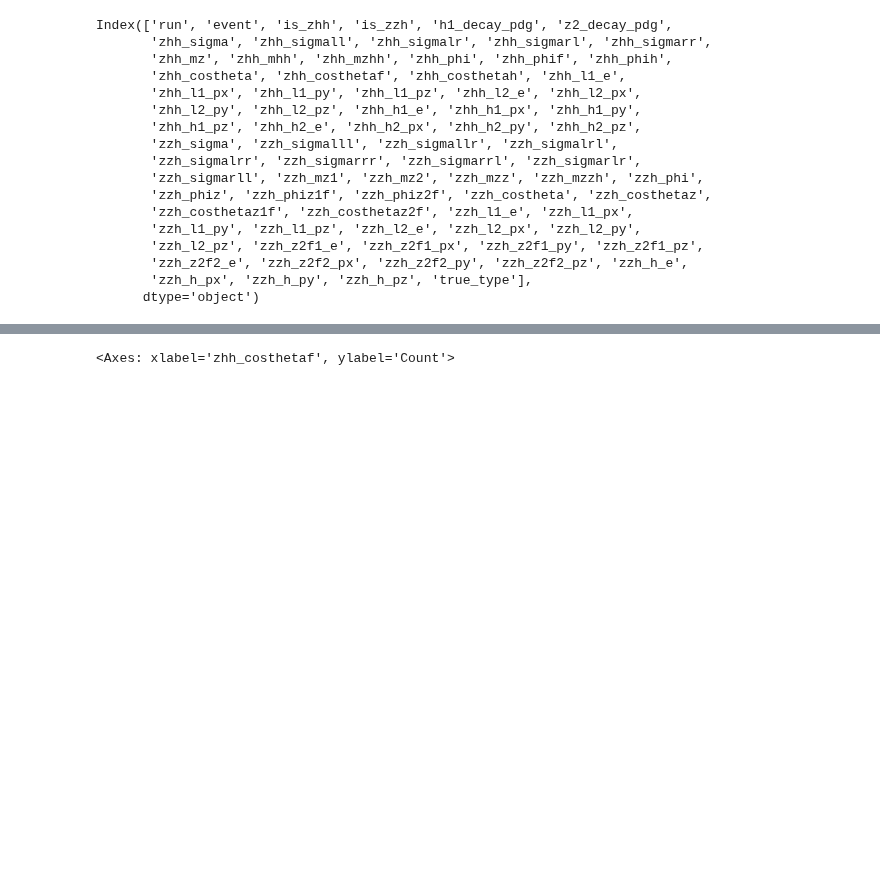
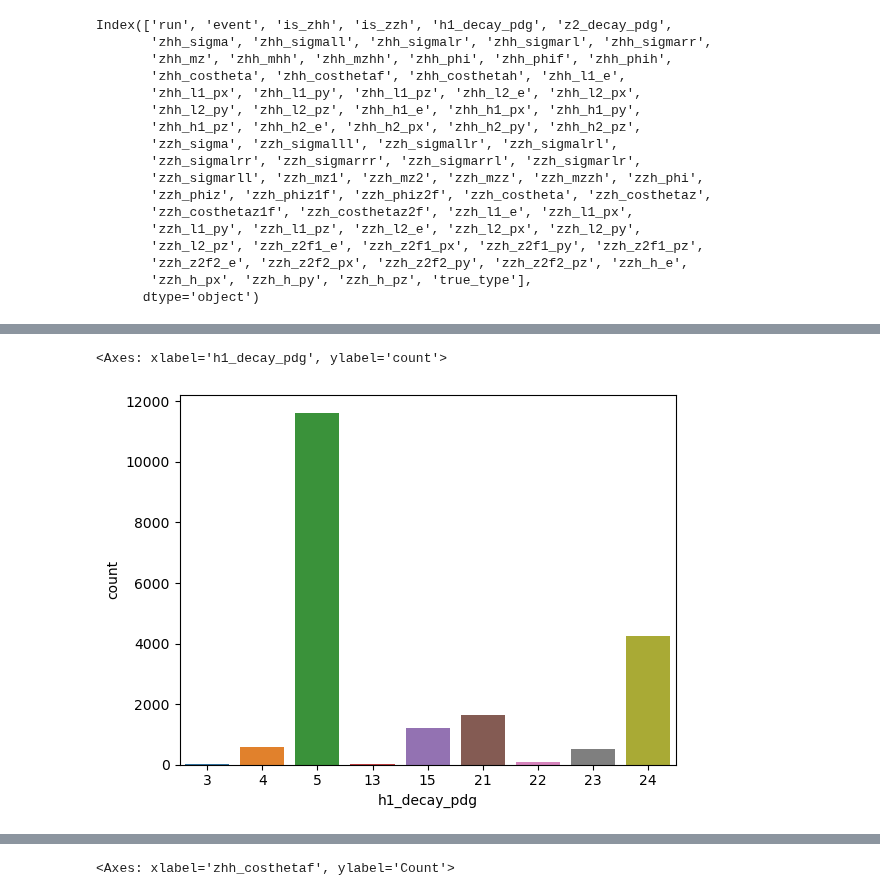
Before and after one commit to nVentis/MEM_HEP, a Jupyter notebook: view_v3.ipynb, the cells around one changed output, grey strips where cells are left out. Drawn from its saved outputs; the diff is of its cells as text; code cells hidden in the pictures; blank space fills up the shorter version.

```diff
--- a/view_v3.ipynb
+++ b/view_v3.ipynb
@@ -83 +82,6 @@ Index(['run', 'event', 'is_zhh', 'is_zzh', 'h1_decay_pdg', 'z2_decay_pdg',
       dtype='object')
+# %%
+sns.countplot(data[data["is_zhh"] == 1], x="h1_decay_pdg")
+# %% [output]
+<Axes: xlabel='h1_decay_pdg', ylabel='count'>
+[figure, added]
```
Also changed, not shown: parts of 10 cells of this notebook, 5 other files.
